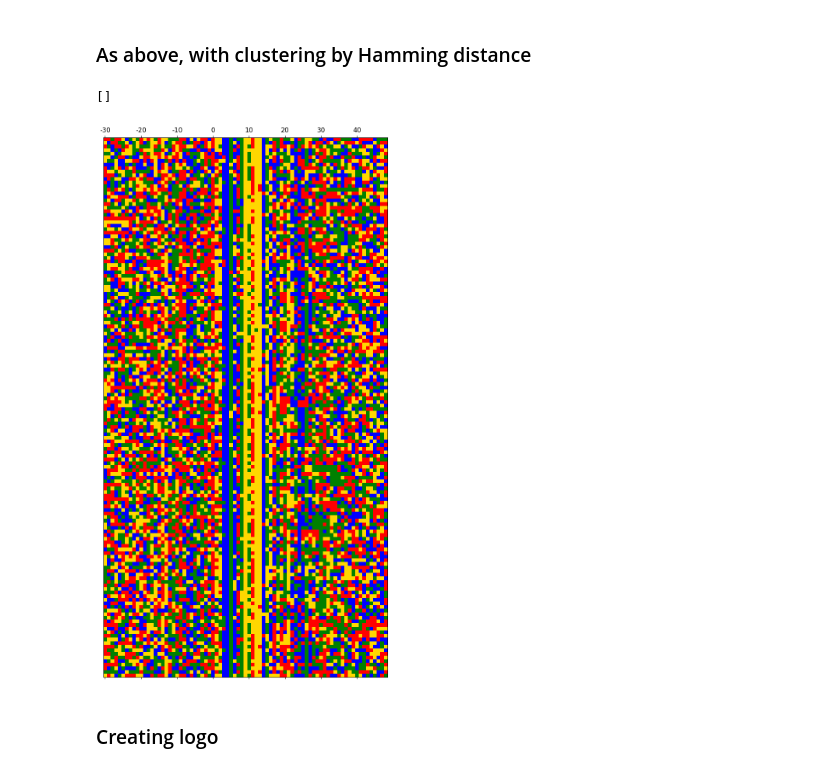
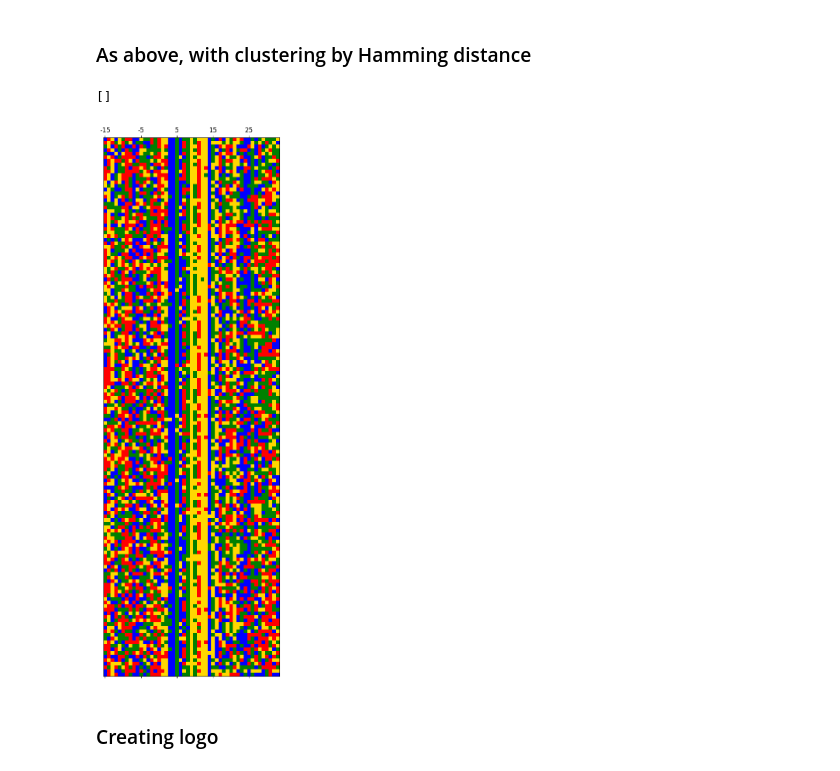
Before and after one commit to Fudenberg-Research-Group/akitaV2-analyses, a Jupyter notebook: experiments/virtual_insertion_singletons/analysis/visualize_flanks.ipynb, the cells around one changed output. Cells and saved outputs as stored; diff of their text form; code cells hidden in the pictures.

```diff
--- a/experiments/virtual_insertion_singletons/analysis/visualize_flanks.ipynb
+++ b/experiments/virtual_insertion_singletons/analysis/visualize_flanks.ipynb
@@ -6,11 +6,12 @@ warnings.filterwarnings("ignore")
 # Suppress TensorFlow logging messages
 os.environ['TF_CPP_MIN_LOG_LEVEL'] = '3'
 
+import numpy as np
 import pandas as pd
 import pysam
 import matplotlib.pyplot as plt
 from matplotlib import colors
-plt.style.use("/home1/smaruj/akitaX1-analyses/figures/plot_styles/global_plotting_style.mplstyle")
+plt.style.use("/home1/smaruj/akitaV2-analyses/figures/plot_styles/global_plotting_style.mplstyle")
 import logomaker as lm
 from sklearn.preprocessing import normalize
 
@@ -20,7 +21,10 @@ from akita_utils.logo_utils import (collect_flanked_sequences,
                                     prepare_nucleotide_count_table,
                                     plot_seq_matrix,
                                     plot_logo_from_counts)
-from helper import read_and_average_virtual_exp
+from helper import (read_and_average_virtual_exp,
+                    read_meme_pwm_as_numpy,
+                    weighted_difference_of_probabilities,
+                    normalize_pwm)
 # %% [markdown]
 ### Reading single insertion data
 # %%
@@ -77,42 +82,46 @@ plot_seq_matrix(dna_matrix)
 # %% [markdown]
 ### As above, with clustering by Hamming distance
 # %%
-cluster_by_hamming=True
+cluster_by_hamming=False
 position_subset=(-30, -1)
 
 # colormap matching logo colors
 cmap_acgt = colors.ListedColormap([
     'green', #a green
     'blue', #c blue
     'gold', #g gold
     'red' #t red
 ])
 
 if cluster_by_hamming:
     dna_matrix = reorder_by_hamming_dist(dna_matrix, position_subset=position_subset)
 
+# cropping to focus on the center
+# keeping 15-bp flanks
+dna_matrix = dna_matrix[:, 15:-15]
+
 plt.figure(figsize=(10,18))
 im = plt.matshow(
     dna_matrix,
     cmap=cmap_acgt,
     fignum=False)
 
 # Shift x-ticks by -30
 ax = plt.gca()  # Get the current axes
 current_xticks = ax.get_xticks()  # Get current x-ticks
-new_xticklabels = current_xticks - 30  # Shift x-tick labels by -30
+new_xticklabels = current_xticks - 15  # Shift x-tick labels by -30
 ax.set_xticklabels(new_xticklabels.astype(int))
 
 # Remove y-tick labels
 ax.set_yticklabels([])
 
 # Optionally, if you also want to remove the y-tick marks:
 ax.set_yticks([])
 
-# plt.savefig("./plots/insertion_score_dna_matrix_by_hamming_right.pdf", format="pdf", bbox_inches="tight")
+# plt.savefig("./plots/insertion_score_dna_matrix_by_insertion_score.pdf", format="pdf", bbox_inches="tight")
 # %% [output]
 []
-[figure, old version]
+[figure, new version]
 # %% [markdown]
 ### Creating logo
 # %%
```
Also changed, not shown: parts of 11 cells of this notebook, 6 other files.
